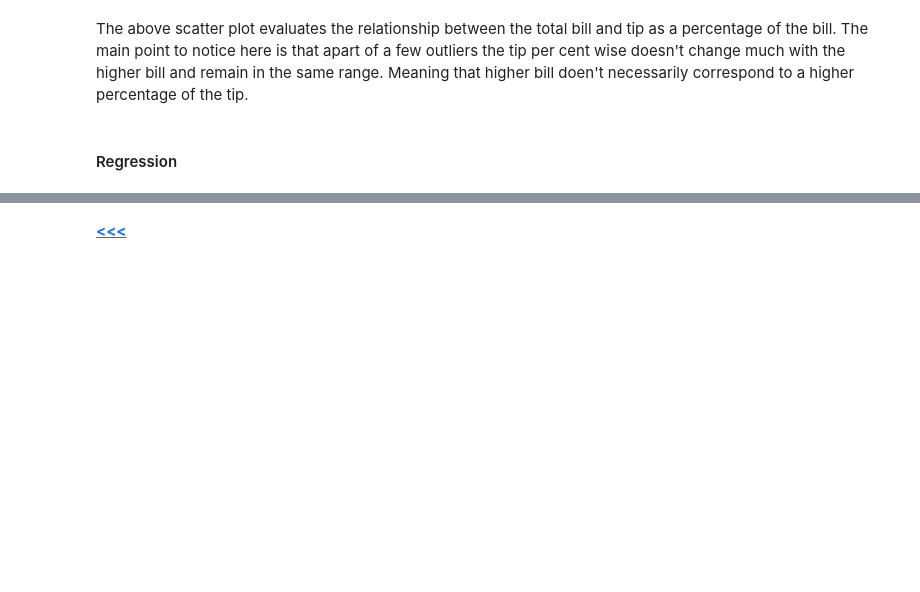
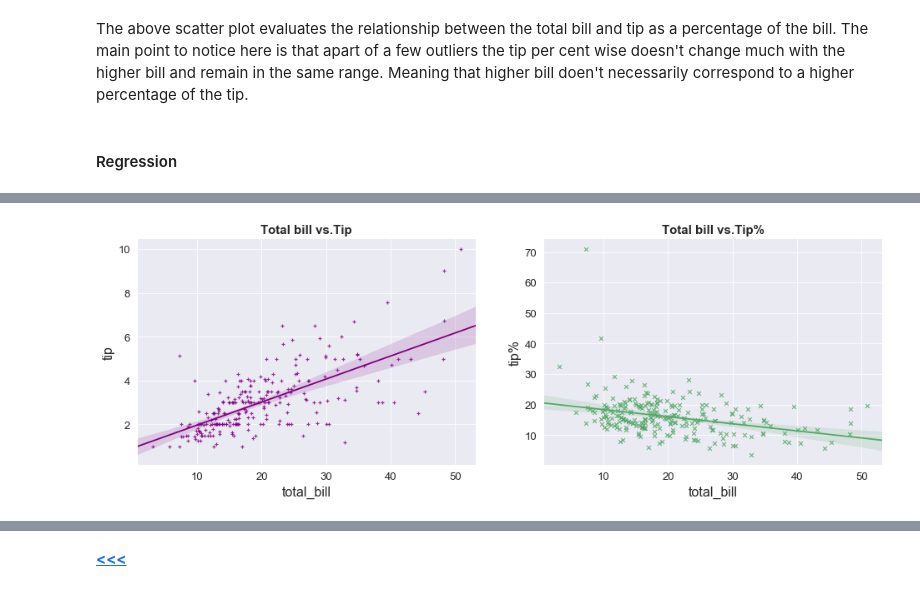
Before and after one commit to G00376332/52446_Project, a Jupyter notebook: Tips_Project.ipynb, the cells around one changed output, grey strips where cells are left out. Saved outputs shown, nothing was run; the diff lists cells and outputs as text; code cells hidden in the pictures; blank space fills up the shorter version.

```diff
--- a/Tips_Project.ipynb
+++ b/Tips_Project.ipynb
@@ -389,0 +404,26 @@ The above scatter plot evaluates the relationship between the total bill and tip
+# %%
+# Sets a chart style
+sns.set(style="darkgrid", color_codes=True)
+
+# Defines chart size
+plt.figure(figsize=(16,5))
+
+# Defines axes font and lable size
+sns.set_context("paper", font_scale=1.5, rc={"axes.labelsize":16})
+
+# Creates a  regplot with total_bill vs. tip
+plt.subplot(1,2,1)
+# Add title to the chart
+plt.title("Total bill vs.Tip", fontweight="bold", fontsize=15)
+# Use regplot from Seaborn and investigate totall_bill and tip variables
+sns.regplot(x="total_bill", y="tip", marker="+", color="purple", data=tipsdata);
+
+# Creates a  regplot with total_bill vs. tip%
+plt.subplot(1,2,2)
+# Add title to the chart
+plt.title("Total bill vs.Tip%", fontweight="bold", fontsize=15)
+# Use regplot from Seaborn and investigate totall_bill and tip% variables
+sns.regplot(x="total_bill", y="tip%", marker="x", color="g", data=tipsdata);
+plt.show()
+# %% [output]
+[figure, added]
```
Also changed, not shown: parts of 4 cells of this notebook.
